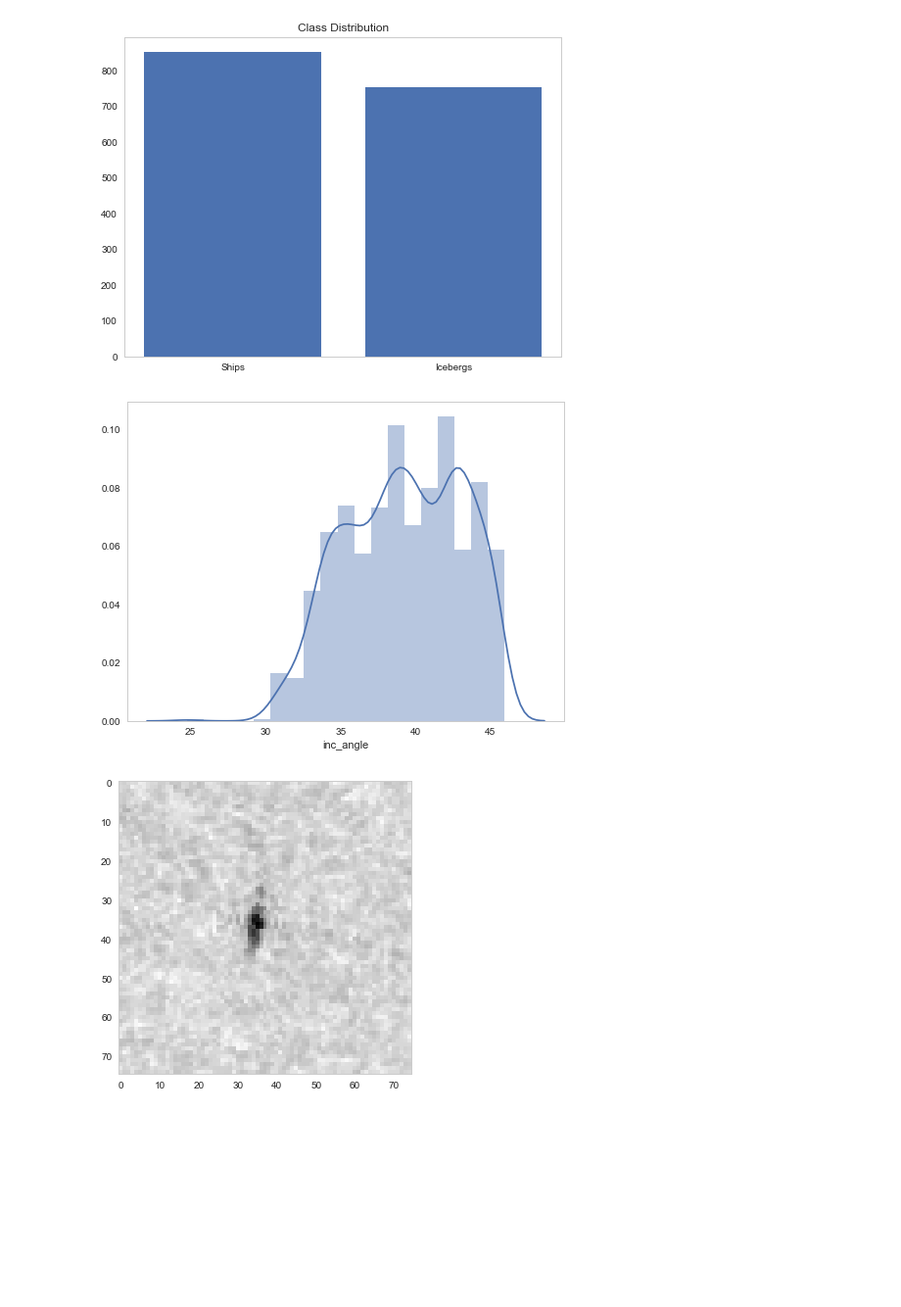
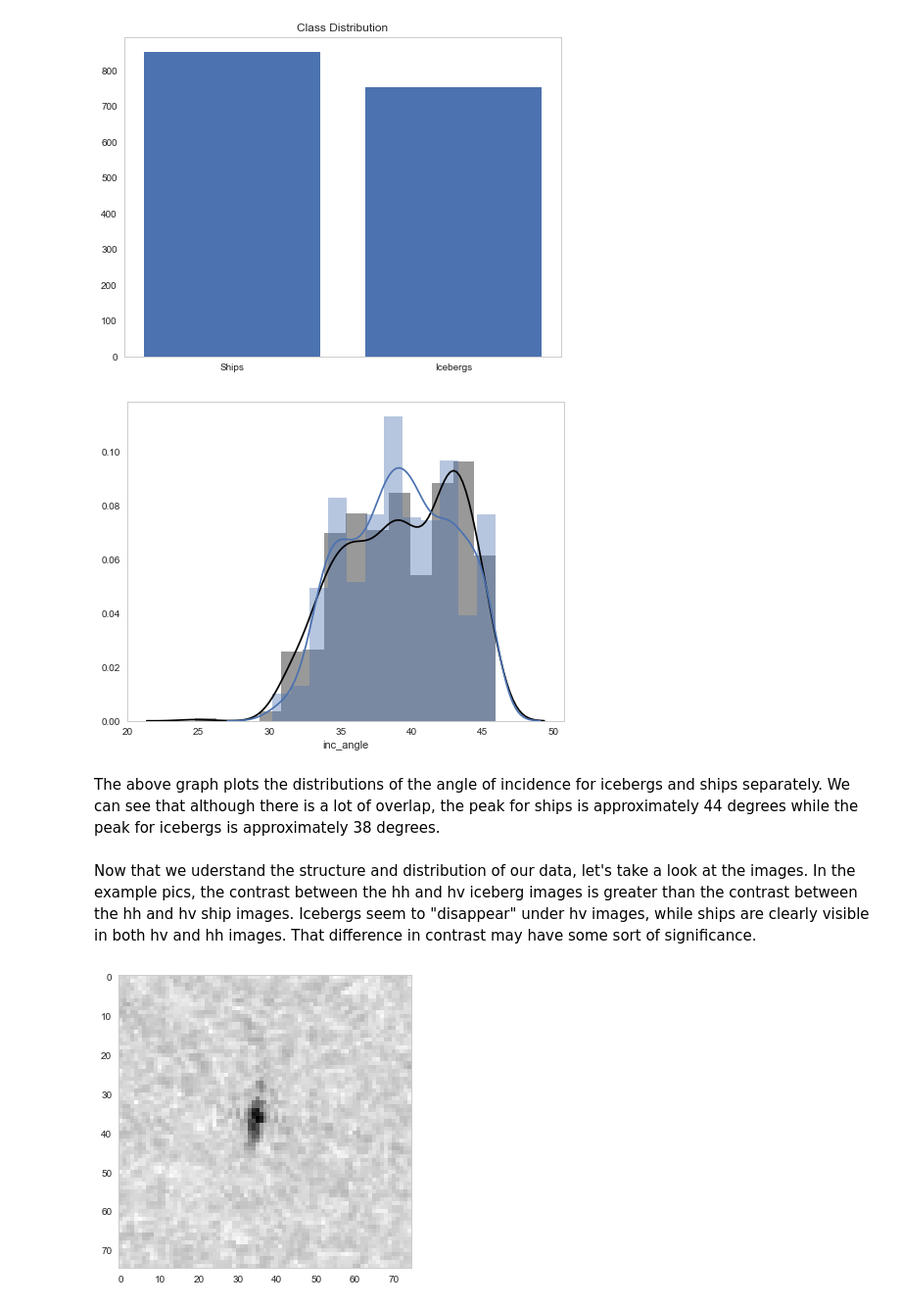
Before and after one commit to cfergusonlee/iceberg_challenge, a Jupyter notebook: index.ipynb, the cells around one changed output. Shown at 98% size. Cells and saved outputs as stored; diff of their text form; code cells hidden in the pictures; blank space fills up the shorter version.

```diff
--- a/index.ipynb
+++ b/index.ipynb
@@ -127,12 +149,21 @@ plt.show()
 # %%
 val_counts = train_df.inc_angle.value_counts()
 plt.figure(figsize=(8,6))
 sns.distplot(
-    train_df.inc_angle.dropna()
+    train_df[train_df.is_iceberg==False].inc_angle.dropna(),
+    color='black'
 )
+sns.distplot(
+    train_df[train_df.is_iceberg==True].inc_angle.dropna()
+)
+
 plt.show()
 # %% [output]
-[figure, old version]
+[figure, new version]
+# %% [markdown]
+The above graph plots the distributions of the angle of incidence for icebergs and ships separately. We can see that although there is a lot of overlap, the peak for ships is approximately 44 degrees while the peak for icebergs is approximately 38 degrees.
+# %% [markdown]
+Now that we uderstand the structure and distribution of our data, let's take a look at the images. In the example pics, the contrast between the hh and hv iceberg images is greater than the contrast between the hh and hv ship images. Icebergs seem to "disappear" under hv images, while ships are clearly visible in both hv and hh images. That difference in contrast may have some sort of significance.
 # %%
 band_1_ex = train_df.loc[0, 'band_1']
 band_1_ex = np.array(band_1_ex)
```
Also changed, not shown: parts of 60 cells of this notebook, 3 other files.
